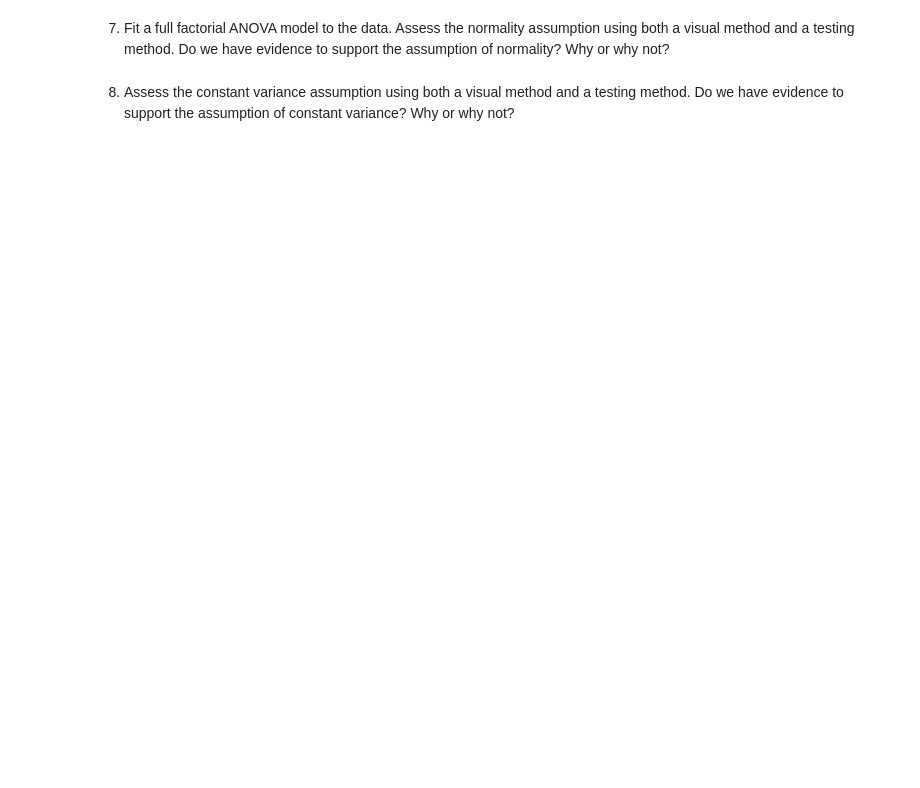
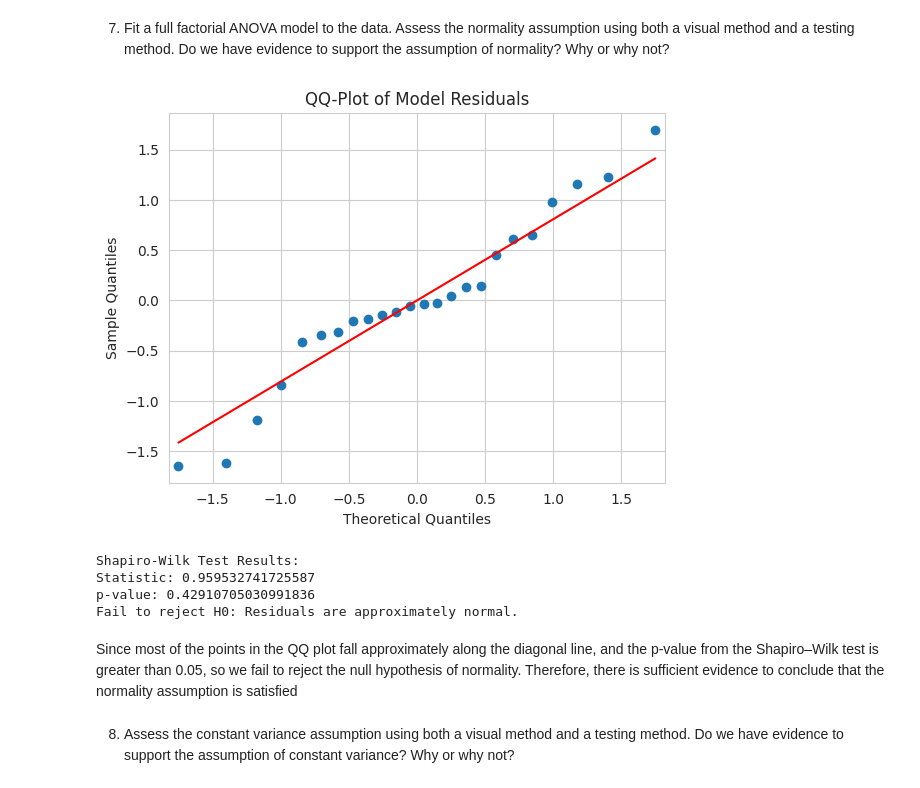
Before and after one commit to elo-meriem/STAT-7220-Applied-Experimental-Design, a Jupyter notebook: Assignments/HW3/STAT-7220-HW3.ipynb, the cells around one changed output. Saved outputs shown, nothing was run; the diff lists cells and outputs as text; code cells hidden in the pictures; blank space fills up the shorter version.

```diff
--- a/Assignments/HW3/STAT-7220-HW3.ipynb
+++ b/Assignments/HW3/STAT-7220-HW3.ipynb
@@ -195,6 +261,47 @@ for factor in factors:
 7.  Fit a full factorial ANOVA model to the data. Assess the normality assumption using both a visual method and a testing method. Do we have evidence to support the assumption of normality? Why or why not?
 # %%
 ## Question 7 Code ##
+import statsmodels.api as sm
+from statsmodels.formula.api import ols
+from statsmodels.stats.diagnostic import het_breuschpagan
+from scipy import stats
+import statsmodels.api as sm
+import matplotlib.pyplot as plt
+
+## Fit Full Factorial Model ##
+model = ols('comfort ~ sole_material*insole_thickness*breathability', data=Shoe_comfort_ds).fit()
+
+#residuals:
+residuals = model.resid
+
+#QQ-Plot
+
+sm.qqplot(residuals, line='s')
+plt.title("QQ-Plot of Model Residuals")
+plt.show()
+
+#Shapiro-will test :
+from scipy import stats
+
+shapiro_test = stats.shapiro(residuals)
+
+print("Shapiro-Wilk Test Results:")
+print(f"Statistic: {shapiro_test.statistic}")
+print(f"p-value: {shapiro_test.pvalue}")
+
+if shapiro_test.pvalue < 0.05:
+    print("Reject H0: Residuals are NOT normally distributed.")
+else:
+    print("Fail to reject H0: Residuals are approximately normal.")
+# %% [output]
+[figure, added]
+Shapiro-Wilk Test Results:
+Statistic: 0.959532741725587
+p-value: 0.42910705030991836
+Fail to reject H0: Residuals are approximately normal.
+# %% [markdown]
+Since most of the points in the QQ plot fall approximately along the diagonal line, and the p-value from the Shapiro–Wilk test is greater than 0.05, so we fail to reject the null hypothesis of normality.
+Therefore, there is sufficient evidence to conclude that the normality assumption is satisfied
 # %% [markdown]
 
 8.  Assess the constant variance assumption using both a visual method and a testing method. Do we have evidence to support the assumption of constant variance? Why or why not?
```
Also changed, not shown: parts of 9 cells of this notebook.
